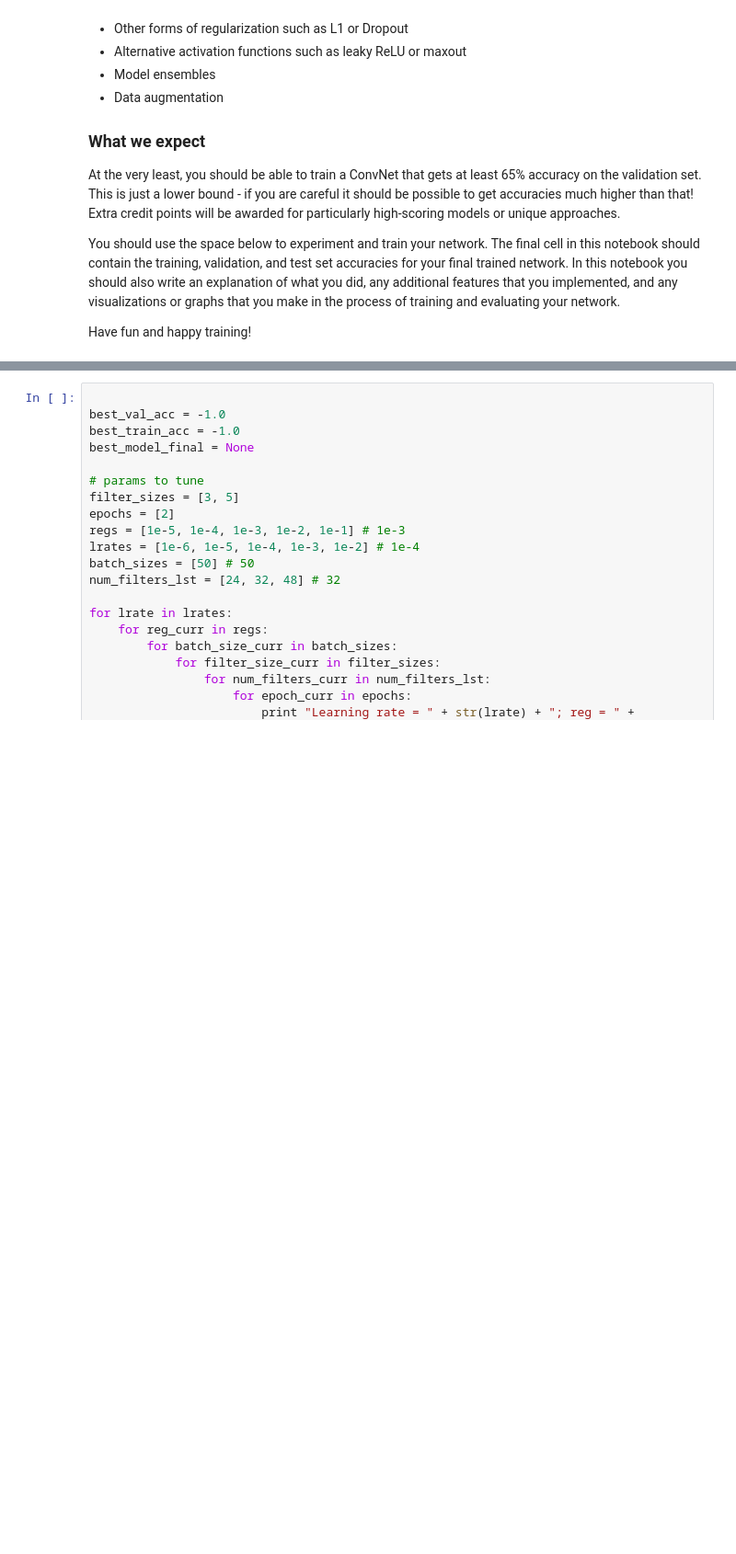
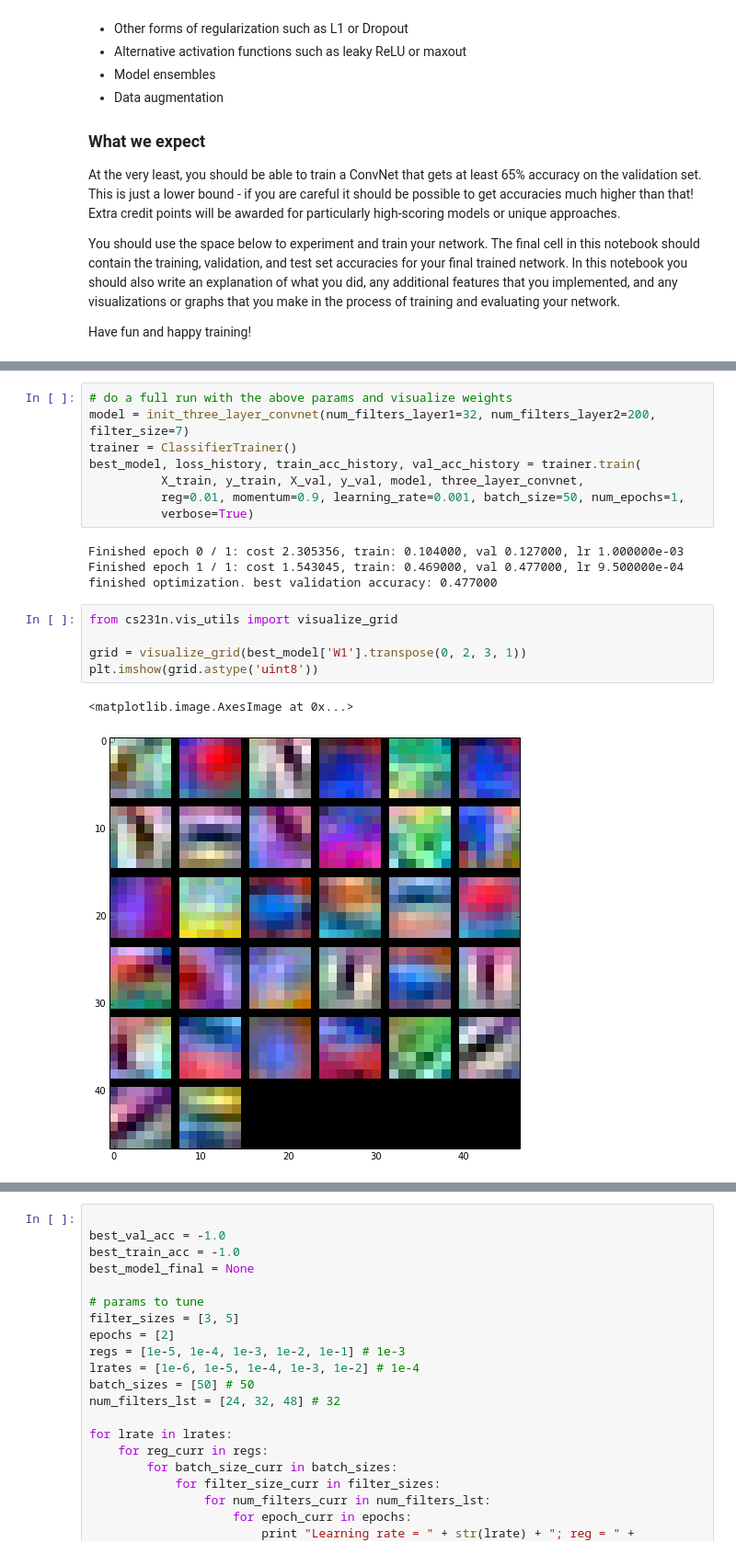
Before and after one commit to msushkov/cs231n-hw2, a Jupyter notebook: convnet.ipynb, the cells around one changed output, grey strips where cells are left out. Shown at 92% size. Cells and saved outputs as stored; diff of their text form; blank space fills up the shorter version.

```diff
--- a/convnet.ipynb
+++ b/convnet.ipynb
@@ -284,0 +289,20 @@ KeyboardInterrupt:
+# %%
+# do a full run with the above params and visualize weights
+model = init_three_layer_convnet(num_filters_layer1=32, num_filters_layer2=200, filter_size=7)
+trainer = ClassifierTrainer()
+best_model, loss_history, train_acc_history, val_acc_history = trainer.train(
+          X_train, y_train, X_val, y_val, model, three_layer_convnet,
+          reg=0.01, momentum=0.9, learning_rate=0.001, batch_size=50, num_epochs=1,
+          verbose=True)
+# %% [output]
+Finished epoch 0 / 1: cost 2.305356, train: 0.104000, val 0.127000, lr 1.000000e-03
+Finished epoch 1 / 1: cost 1.543045, train: 0.469000, val 0.477000, lr 9.500000e-04
+finished optimization. best validation accuracy: 0.477000
+# %%
+from cs231n.vis_utils import visualize_grid
+
+grid = visualize_grid(best_model['W1'].transpose(0, 2, 3, 1))
+plt.imshow(grid.astype('uint8'))
+# %% [output]
+<matplotlib.image.AxesImage at 0x...>
+[figure, added]
```
Also changed, not shown: parts of 11 cells of this notebook, 1 other file.
